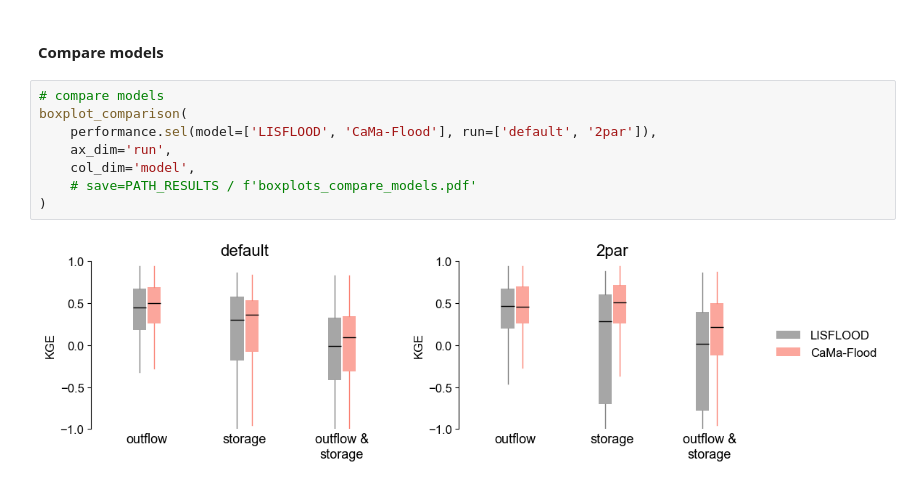
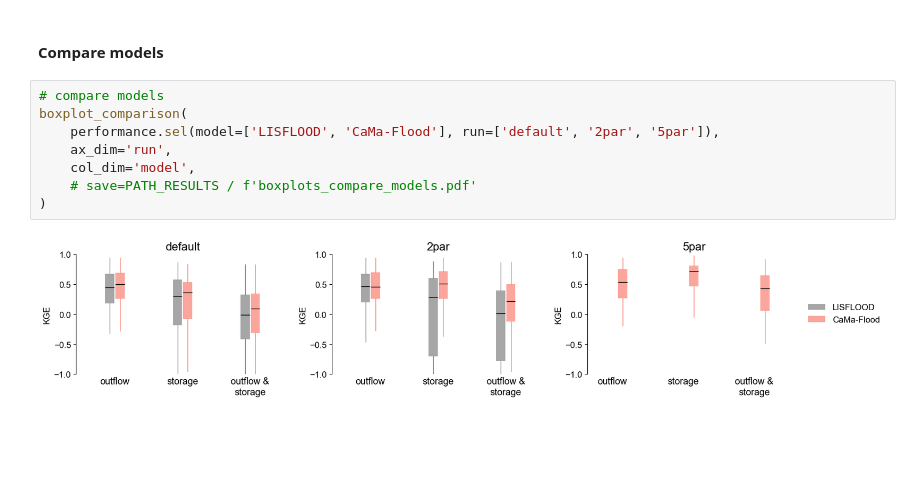
Before and after one commit to casadoj/lisflood-reservoirs, a Jupyter notebook: notebook/ResOpsUS/models/3.2_compare_number_of_parameters.ipynb, the cells around one changed output. Cells and saved outputs as stored; diff of their text form; blank space fills up the shorter version.

```diff
--- a/notebook/ResOpsUS/models/3.2_compare_number_of_parameters.ipynb
+++ b/notebook/ResOpsUS/models/3.2_compare_number_of_parameters.ipynb
@@ -354,11 +332,11 @@ swarmplot_comparison(
 # %%
 # compare models
 boxplot_comparison(
-    performance.sel(model=['LISFLOOD', 'CaMa-Flood'], run=['default', '2par']),
+    performance.sel(model=['LISFLOOD', 'CaMa-Flood'], run=['default', '2par', '5par']),
     ax_dim='run',
     col_dim='model',
     # save=PATH_RESULTS / f'boxplots_compare_models.pdf'
 )
 # %% [output]
-[figure, old version]
+[figure, new version]
 # %%
```
Also changed, not shown: parts of 46 cells of this notebook.
